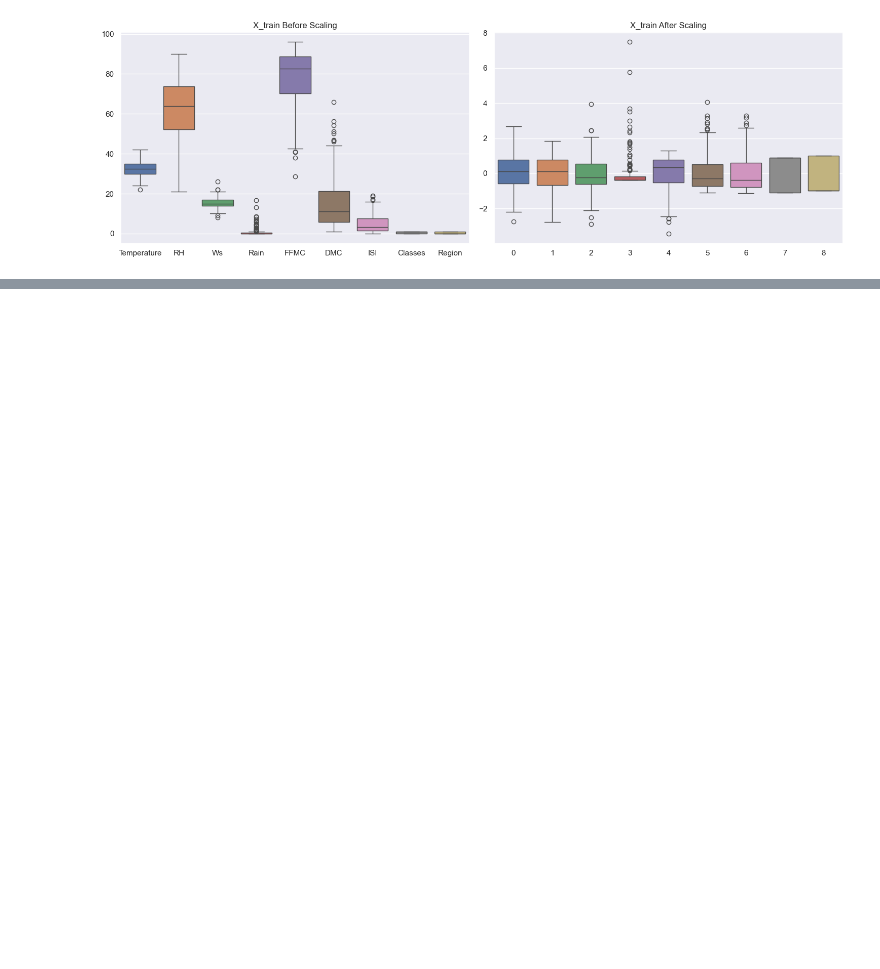
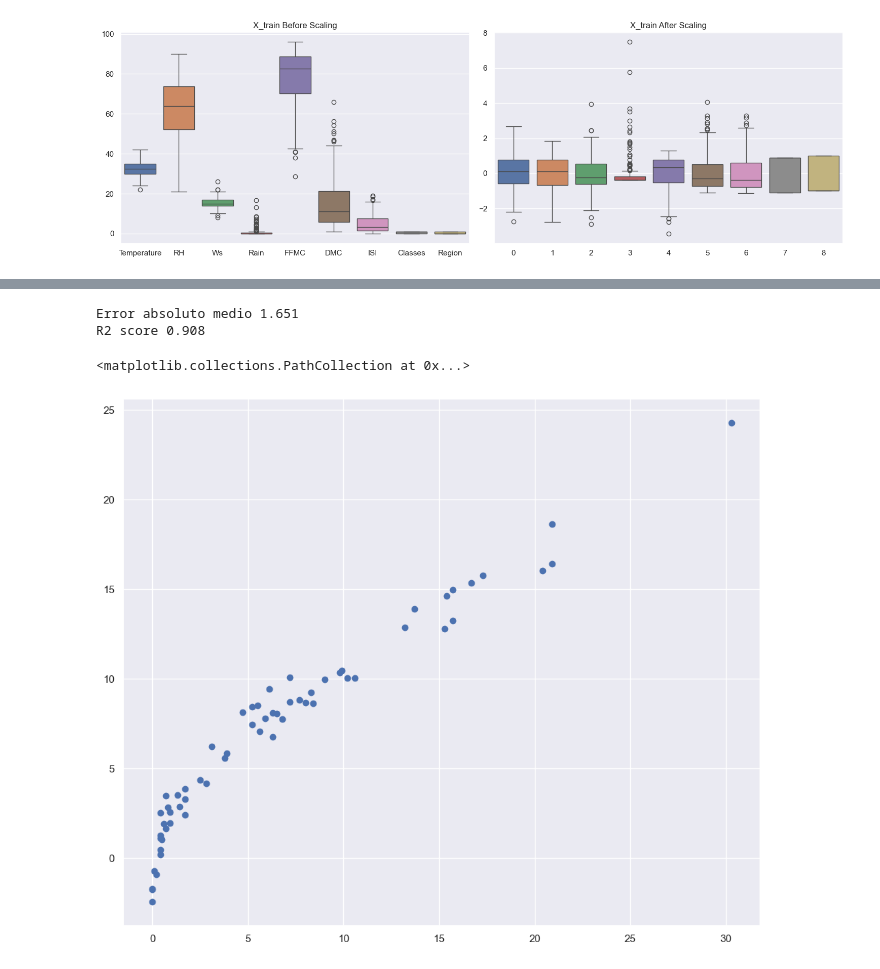
Before and after one commit to LuisPablo54/Data-Science-Machine-Learning-Deep-Learning-NLP, a Jupyter notebook: Regresion_Limpieza/Model_training.ipynb, the cells around one changed output, grey strips where cells are left out. Cells and saved outputs as stored; diff of their text form; code cells hidden in the pictures; blank space fills up the shorter version.

```diff
--- a/Regresion_Limpieza/Model_training.ipynb
+++ b/Regresion_Limpieza/Model_training.ipynb
@@ -184,0 +265,21 @@ plt.show()
+# %%
+from sklearn.linear_model import ElasticNet
+
+
+ElasticNet_reg = ElasticNet()
+ElasticNet_reg.fit(X_train_scaler, y_train)
+y_pred = ElasticNet_reg.predict(X_test_scaler)
+
+mae = mean_absolute_error(y_test, y_pred)
+
+score = r2_score(y_test, y_pred)
+
+print(f"Error absoluto medio {mae:2.3f}")
+print(f"R2 score {score:2.3f}")
+
+plt.scatter(y_test, y_pred)
+# %% [output]
+Error absoluto medio 1.651
+R2 score 0.908
+<matplotlib.collections.PathCollection at 0x...>
+[figure, added]
```
Also changed, not shown: parts of 9 cells of this notebook.
